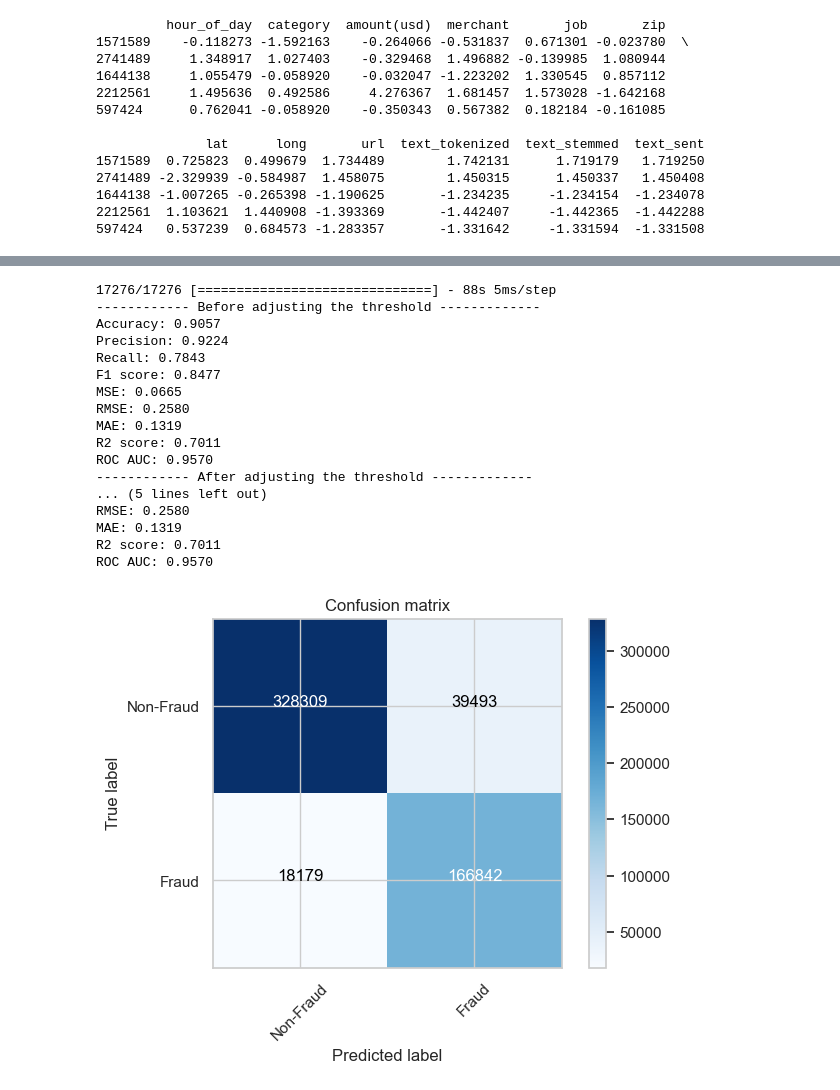
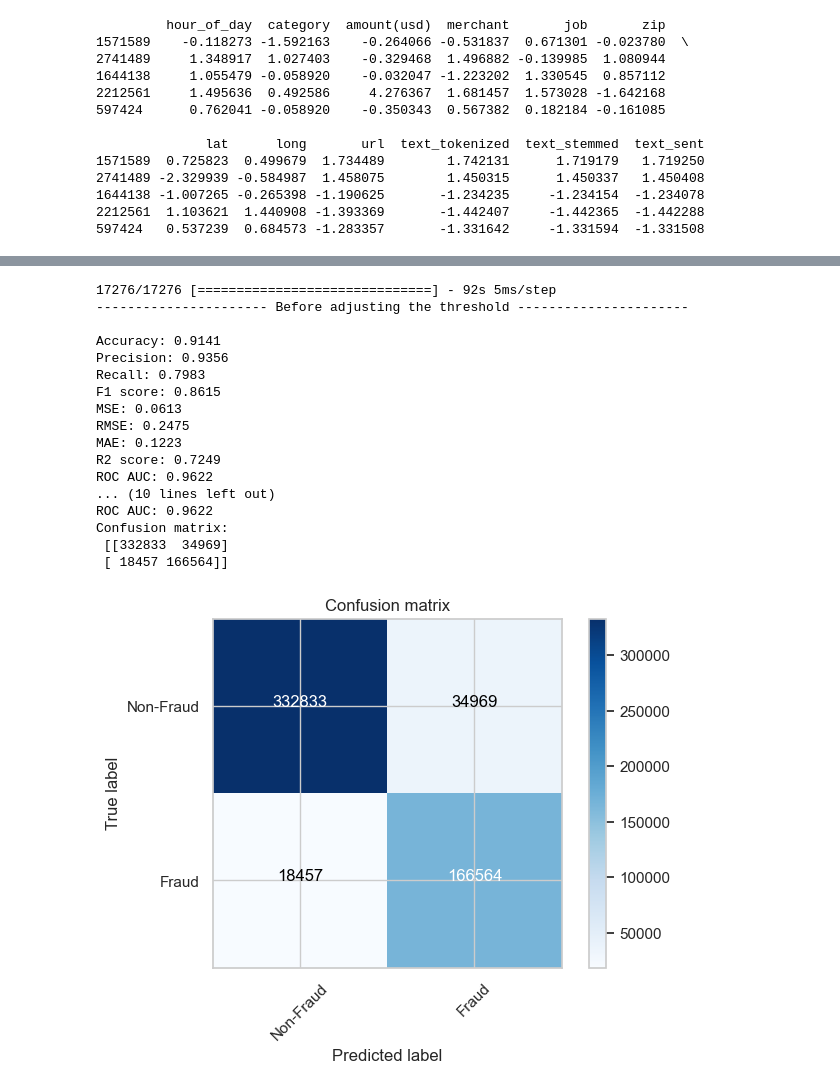
Before and after one commit to Alekla0126/Card_Fraud_Detection, a Jupyter notebook: Card_fraud_normalisedV3.0.2.ipynb, the cells around one changed output, grey strips where cells are left out. Saved outputs shown, nothing was run; the diff lists cells and outputs as text; code cells hidden in the pictures.

```diff
--- a/Card_fraud_normalisedV3.0.2.ipynb
+++ b/Card_fraud_normalisedV3.0.2.ipynb
@@ -35,7 +35,7 @@ import csv
 # -------------------------------------------------------------------------------------------------------------------------------------------------
 # %%
 # Reading the file.
-df = pd.read_csv('/Users/alejandro/Desktop/Life/Credit-Card-Fraud-Detection/Datasets/linked_master.csv', delimiter=',', encoding='utf-8', index_col=[0])
+df = pd.read_csv('/Users/alejandro/Desktop/Life/Card-Fraud-Detection/Datasets/linked_master.csv', delimiter=',', encoding='utf-8', index_col=[0])
 y = df['is_fraud']
 # %%
 # The first 10 rows were printed.
@@ -881,7 +899,7 @@ def plot_confusion_matrix(y_test, y_pred, normalize=False, cmap=plt.cm.Blues):
     plt.xlabel('Predicted label')
 
 # Load the LSTM model
-model = load_lstm_model('LTSN.h5')
+model = load_lstm_model('LSTM.h5')
 
 # Make predictions
 y_pred_proba = predict_with_model(model, X_test)
@@ -889,56 +907,58 @@ y_pred = (y_pred_proba >= 0.5).astype(int)
 precision, recall, f1, accuracy, mse, rmse, mae, r2, fpr, tpr, thresholds, roc_auc = compute_metrics(y_test, y_pred, y_pred_proba)
 
 # Print evaluation metrics
-print(f'------------ Before adjusting the threshold -------------')
+print(f'---------------------- Before adjusting the threshold ----------------------')
+print()
 print(f'Accuracy: {accuracy:.4f}')
 print(f'Precision: {precision:.4f}')
 print(f'Recall: {recall:.4f}')
 print(f'F1 score: {f1:.4f}')
 print(f'MSE: {mse:.4f}')
 print(f'RMSE: {rmse:.4f}')
 print(f'MAE: {mae:.4f}')
 print(f'R2 score: {r2:.4f}')
 print(f'ROC AUC: {roc_auc:.4f}')
 
 # Adjusting the threshold.
 threshold, precision, recall = adjust_threshold(y_test, y_pred_proba, initial_threshold=0.5, target_recall=0.9)
 y_pred = (y_pred_proba >= threshold).astype(int)
 # Recalculate the evaluation metrics.
 precision, recall, f1, accuracy, mse, rmse, mae, r2, fpr, tpr, thresholds, roc_auc = compute_metrics(y_test, y_pred, y_pred_proba)
 
 # Print evaluation metrics
-print(f'------------ After adjusting the threshold -------------')
+print(f'---------------------- After adjusting the threshold ----------------------')
+print()
 print(f'Accuracy: {accuracy:.4f}')
 print(f'Precision: {precision:.4f}')
 print(f'Recall: {recall:.4f}')
 print(f'F1 score: {f1:.4f}')
 print(f'MSE: {mse:.4f}')
 print(f'RMSE: {rmse:.4f}')
 print(f'MAE: {mae:.4f}')
 print(f'R2 score: {r2:.4f}')
 print(f'ROC AUC: {roc_auc:.4f}')
 
 # Confusion matrix.
 plot_confusion_matrix(y_test, y_pred)
 # %% [output]
-17276/17276 [==============================] - 88s 5ms/step
------------- Before adjusting the threshold -------------
-Accuracy: 0.9057
-Precision: 0.9224
-Recall: 0.7843
-F1 score: 0.8477
-MSE: 0.0665
-RMSE: 0.2580
-MAE: 0.1319
-R2 score: 0.7011
-ROC AUC: 0.9570
------------- After adjusting the threshold -------------
-... (5 lines left out)
-RMSE: 0.2580
-MAE: 0.1319
-R2 score: 0.7011
-ROC AUC: 0.9570
+17276/17276 [==============================] - 92s 5ms/step
+---------------------- Before adjusting the threshold ----------------------
+
+Accuracy: 0.9141
+Precision: 0.9356
+Recall: 0.7983
+F1 score: 0.8615
+MSE: 0.0613
+RMSE: 0.2475
+MAE: 0.1223
+R2 score: 0.7249
+ROC AUC: 0.9622
+... (10 lines left out)
+ROC AUC: 0.9622
+Confusion matrix:
+ [[332833  34969]
+ [ 18457 166564]]
-[figure, old version]
+[figure, new version]
 # %%
 # -------------------------------------------------------------------------------------------------------------------------------------------------
 # ---------------------------------------------------> THE TRAINING HAS FINISHED <-----------------------------------------------------------------
```
Also changed, not shown: parts of 5 cells of this notebook, 9 other files.
